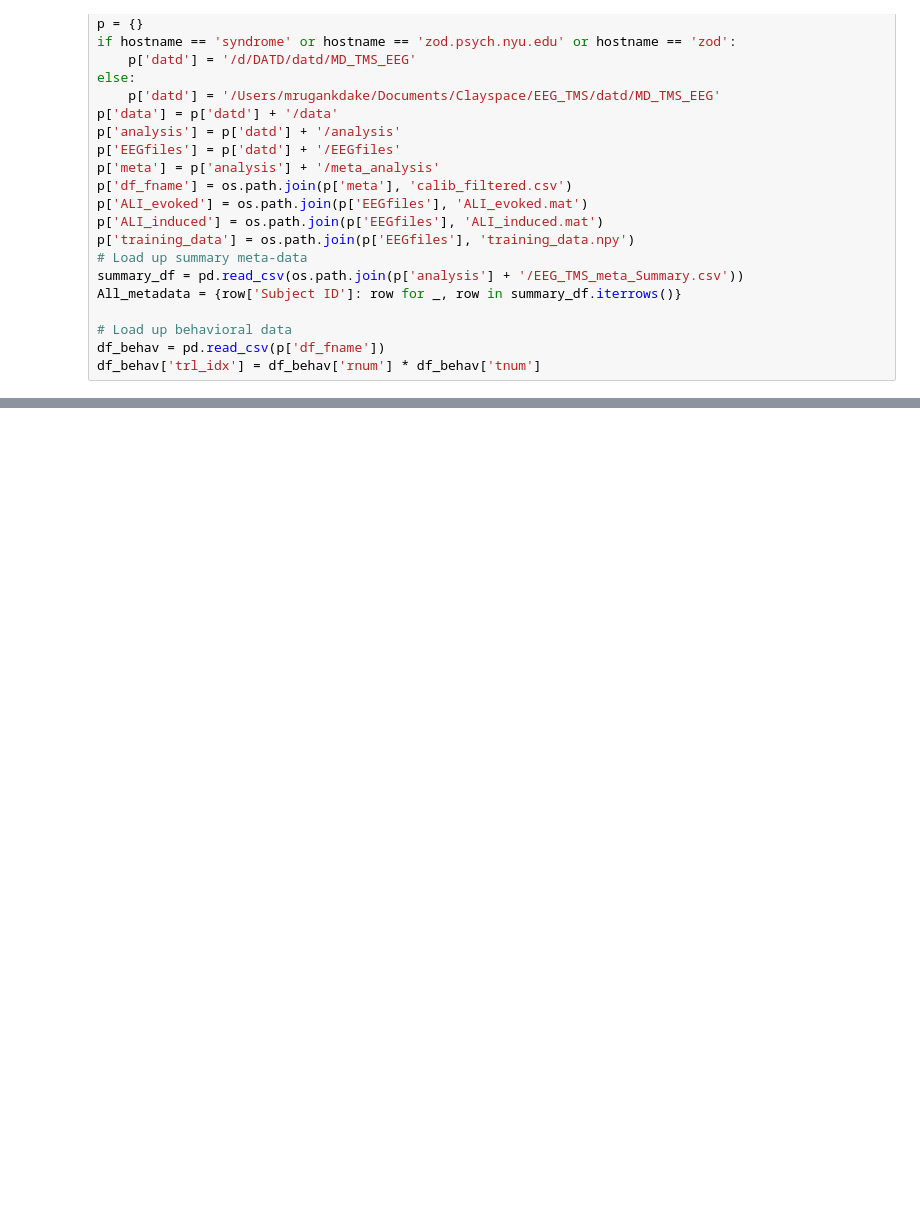
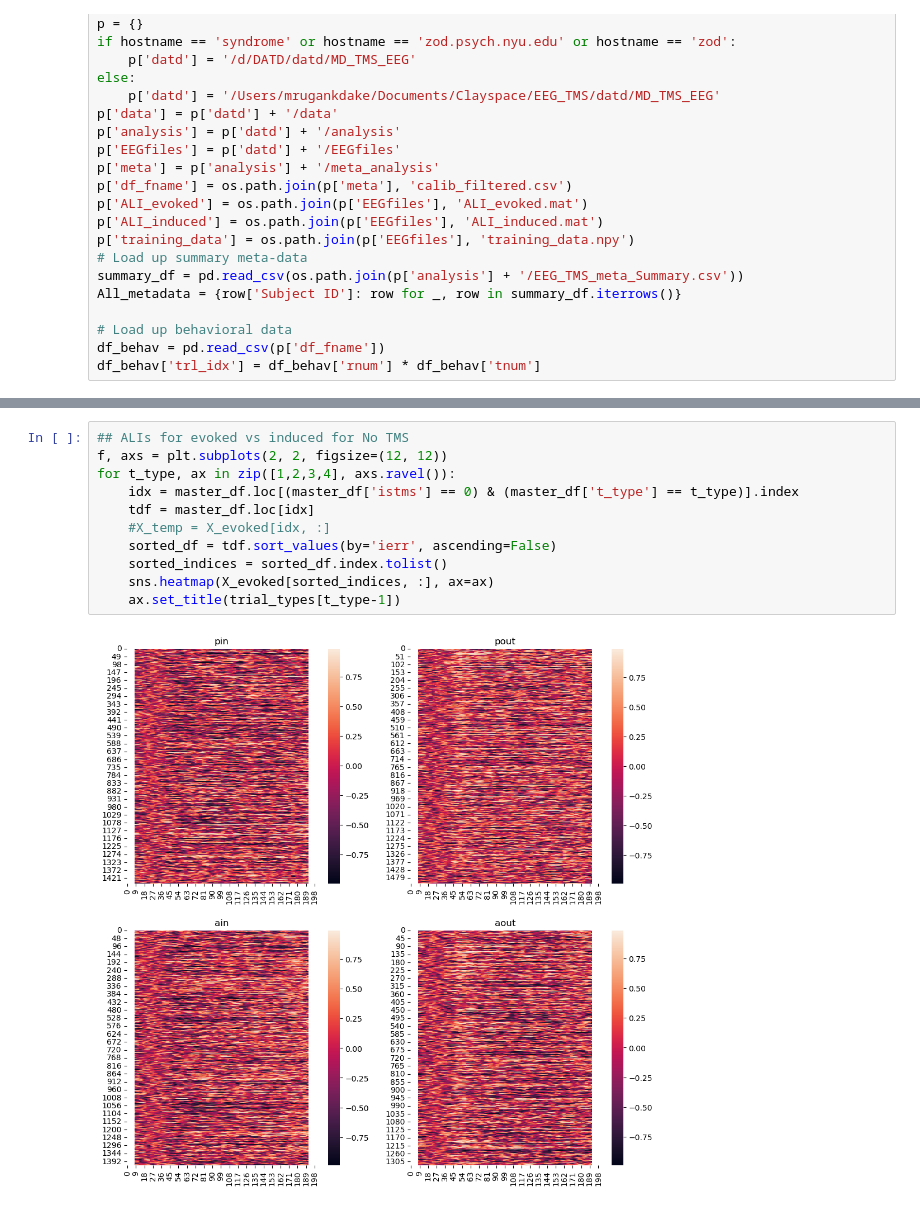
Before and after one commit to mindemory/mgs_stimul, a Jupyter notebook: mgsAnalysis/analysisEEG/run_analysis.ipynb, the cells around one changed output, grey strips where cells are left out. Saved outputs shown, nothing was run; the diff lists cells and outputs as text; blank space fills up the shorter version.

```diff
--- a/mgsAnalysis/analysisEEG/run_analysis.ipynb
+++ b/mgsAnalysis/analysisEEG/run_analysis.ipynb
@@ -187,0 +92,13 @@ time.shape
+# %%
+## ALIs for evoked vs induced for No TMS
+f, axs = plt.subplots(2, 2, figsize=(12, 12))
+for t_type, ax in zip([1,2,3,4], axs.ravel()):
+    idx = master_df.loc[(master_df['istms'] == 0) & (master_df['t_type'] == t_type)].index
+    tdf = master_df.loc[idx]
+    #X_temp = X_evoked[idx, :]
+    sorted_df = tdf.sort_values(by='ierr', ascending=False)
+    sorted_indices = sorted_df.index.tolist()
+    sns.heatmap(X_evoked[sorted_indices, :], ax=ax)
+    ax.set_title(trial_types[t_type-1])
+# %% [output]
+[figure, added]
```
Also changed, not shown: parts of 18 cells of this notebook, 12 other files.
